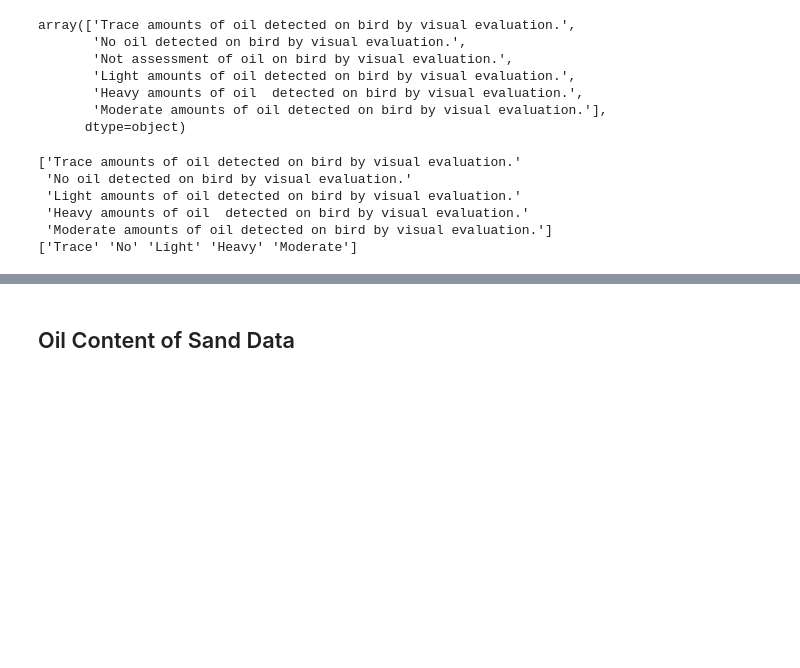
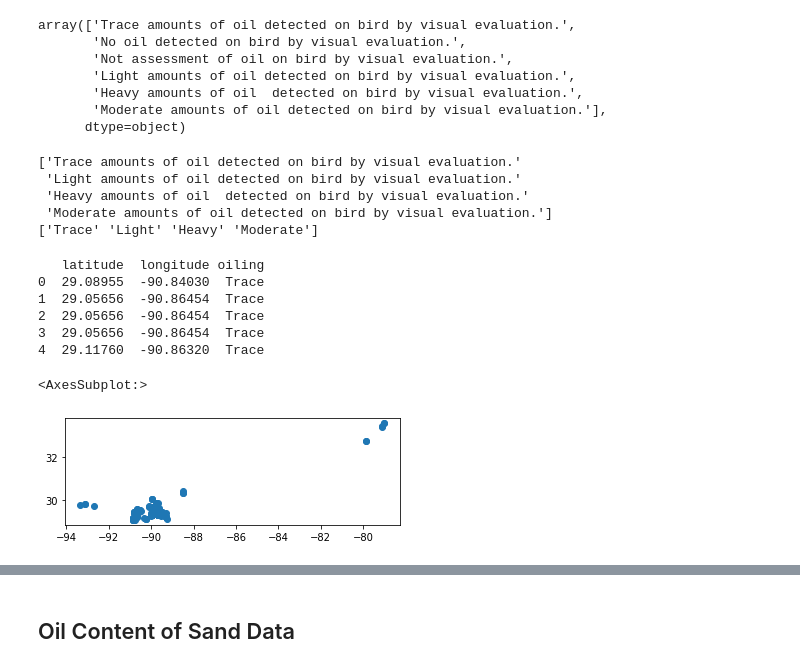
Before and after one commit to gbugieda/final-367-datascience, a Jupyter notebook: Messy.ipynb, the cells around one changed output, grey strips where cells are left out. Saved outputs shown, nothing was run; the diff lists cells and outputs as text; code cells hidden in the pictures; blank space fills up the shorter version.

```diff
--- a/Messy.ipynb
+++ b/Messy.ipynb
@@ -55,17 +56,32 @@ array(['Trace amounts of oil detected on bird by visual evaluation.',
 # %%
 #cleaning data to remove no assesment and turning it into better strings
 birdOil = birdOil[birdOil['Visual Oiling'] != 'Not assessment of oil on bird by visual evaluation.']
+birdOil = birdOil[birdOil['Visual Oiling'] != 'No oil detected on bird by visual evaluation.']
 print(birdOil['Visual Oiling'].unique())
 #making strings shorter
 birdOil['Visual Oiling'] = birdOil['Visual Oiling'].apply(lambda x: x.split(' ')[0])
 print(birdOil['Visual Oiling'].unique())
+birdOil.rename(columns={'Visual Oiling':'oiling', 'Capture Latitude': 'latitude', 'Capture Longitude':'longitude'},inplace=True)
 # %% [output]
 ['Trace amounts of oil detected on bird by visual evaluation.'
- 'No oil detected on bird by visual evaluation.'
  'Light amounts of oil detected on bird by visual evaluation.'
  'Heavy amounts of oil  detected on bird by visual evaluation.'
  'Moderate amounts of oil detected on bird by visual evaluation.']
-['Trace' 'No' 'Light' 'Heavy' 'Moderate']
+['Trace' 'Light' 'Heavy' 'Moderate']
+# %%
+print(birdOil.head())
+geodf = gpd.GeoDataFrame(birdOil,geometry=gpd.points_from_xy(birdOil.longitude,birdOil.latitude))
+geodf.head()
+geodf.plot()
+# %% [output]
+   latitude  longitude oiling
+0  29.08955  -90.84030  Trace
+1  29.05656  -90.86454  Trace
+2  29.05656  -90.86454  Trace
+3  29.05656  -90.86454  Trace
+4  29.11760  -90.86320  Trace
+<AxesSubplot:>
+[figure, added]
 # %%
 ## Geoplotting where birds were found oiled in some capacity compared to explosion location
 states = gpd.read_file('data/maps/States_shapefile.shp')
```
Also changed, not shown: parts of 8 cells of this notebook, 1 other file.
